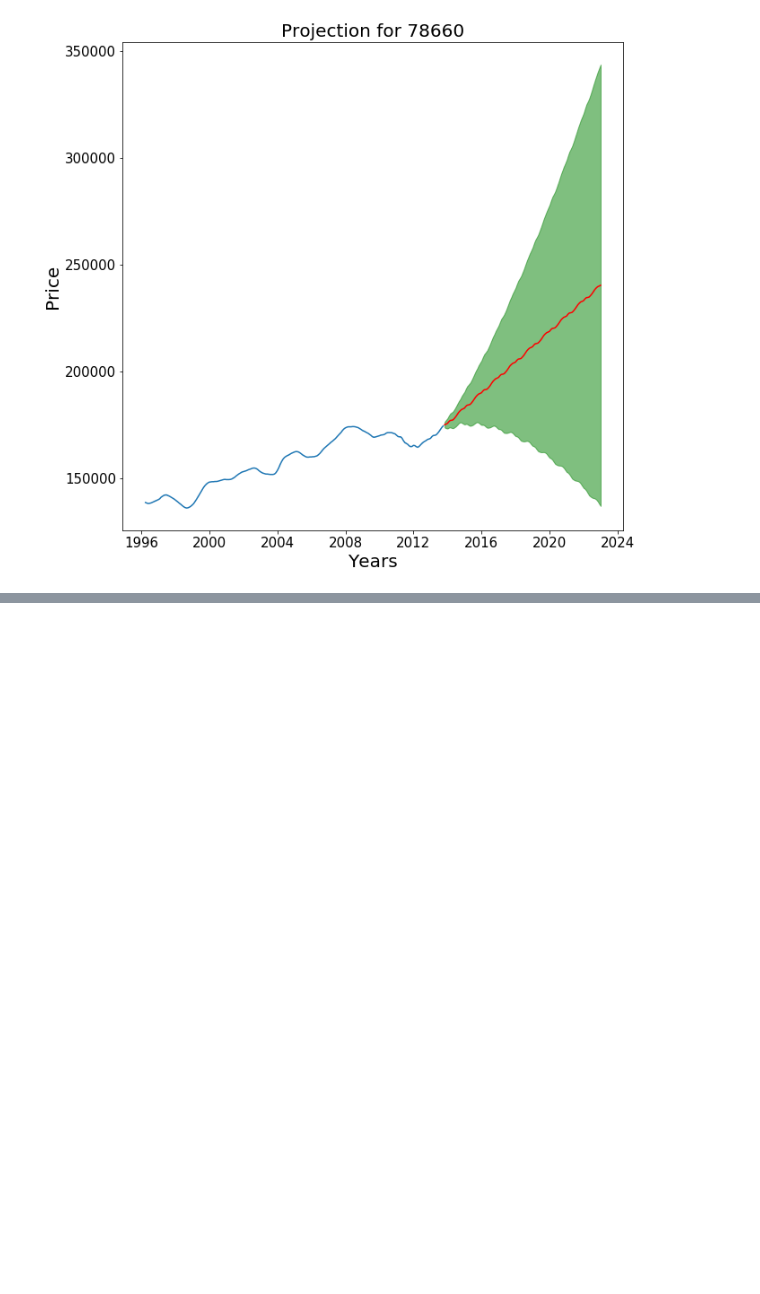
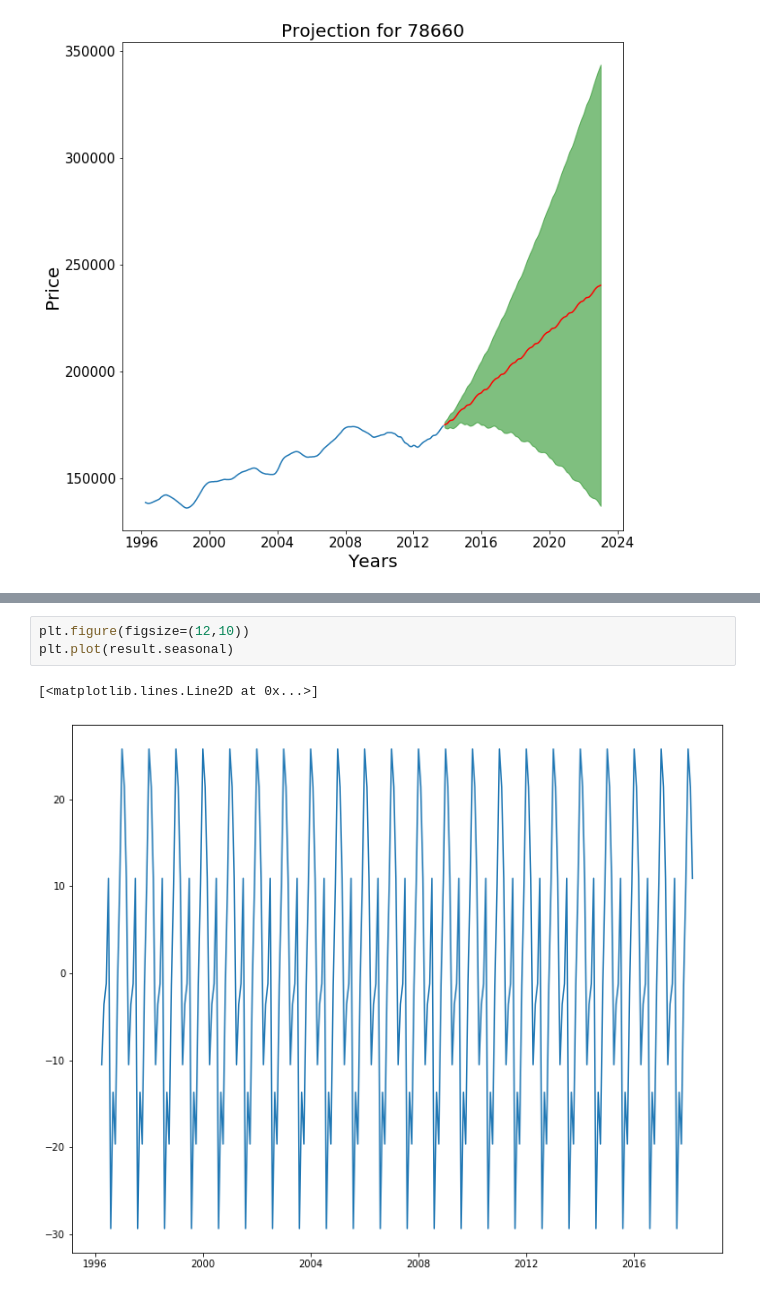
Before and after one commit to LeDorean/zillow_project_review, a Jupyter notebook: notebooks/Untitled.ipynb, the cells around one changed output, grey strips where cells are left out. Saved outputs shown, nothing was run; the diff lists cells and outputs as text; blank space fills up the shorter version.

```diff
--- a/notebooks/Untitled.ipynb
+++ b/notebooks/Untitled.ipynb
@@ -459,0 +471,6 @@ plt.fill_between(pred_conf.index,
+# %%
+plt.figure(figsize=(12,10))
+plt.plot(result.seasonal)
+# %% [output]
+[<matplotlib.lines.Line2D at 0x...>]
+[figure, added]
```
Also changed, not shown: parts of 9 cells of this notebook.
